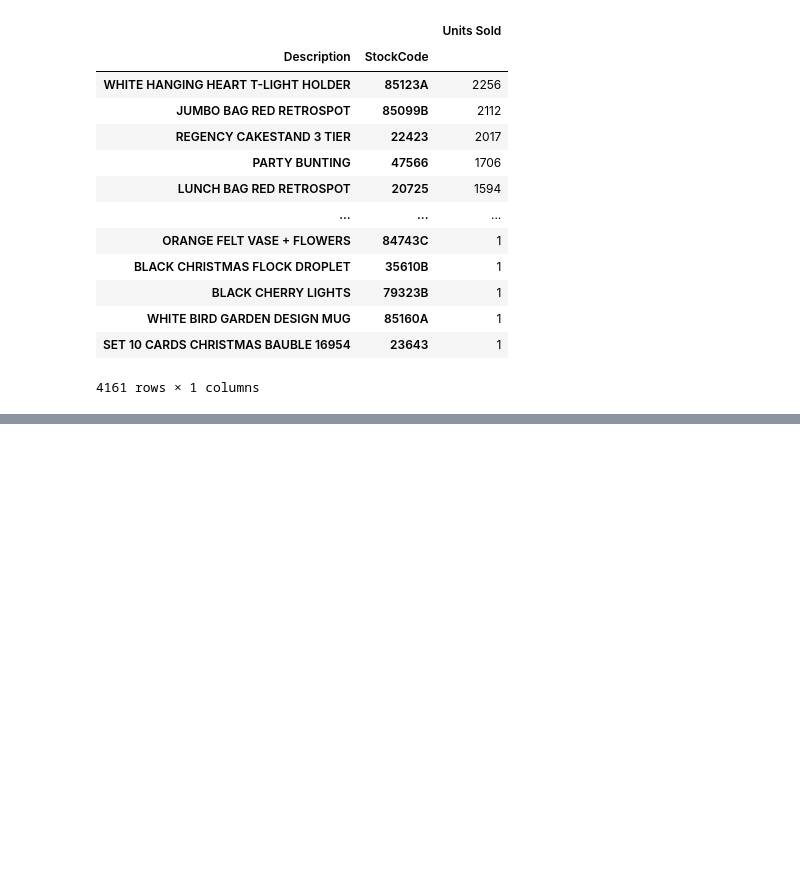
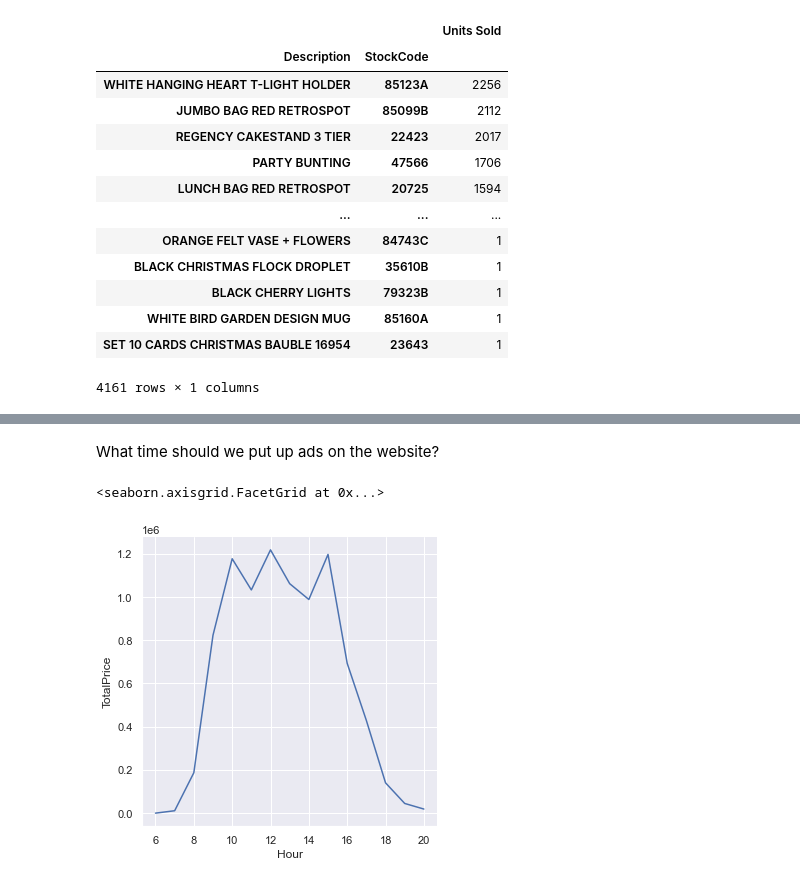
Before and after one commit to mwirigikainyu/Retail-Store-Orders-EDA, a Jupyter notebook: Online_Retail_EDA.ipynb, the cells around one changed output, grey strips where cells are left out. Saved outputs shown, nothing was run; the diff lists cells and outputs as text; code cells hidden in the pictures; blank space fills up the shorter version.

```diff
--- a/Online_Retail_EDA.ipynb
+++ b/Online_Retail_EDA.ipynb
@@ -372,0 +352,10 @@ plt.plot_date(uk.Year, uk.TotalPrice, linestyle='solid')
+# %% [markdown]
+What time should we put up ads on the website?
+# %%
+time_df = uk[['Year', 'Month', 'Date', 'Hour', 'TotalPrice']]
+sales_per_hour = time_df.groupby(by='Hour')['TotalPrice'].agg('sum').to_frame()
+sns.set_theme()
+sns.relplot(x=sales_per_hour.index, y='TotalPrice', data=sales_per_hour, kind='line')
+# %% [output]
+<seaborn.axisgrid.FacetGrid at 0x...>
+[figure, added]
```
Also changed, not shown: parts of 20 cells of this notebook.
